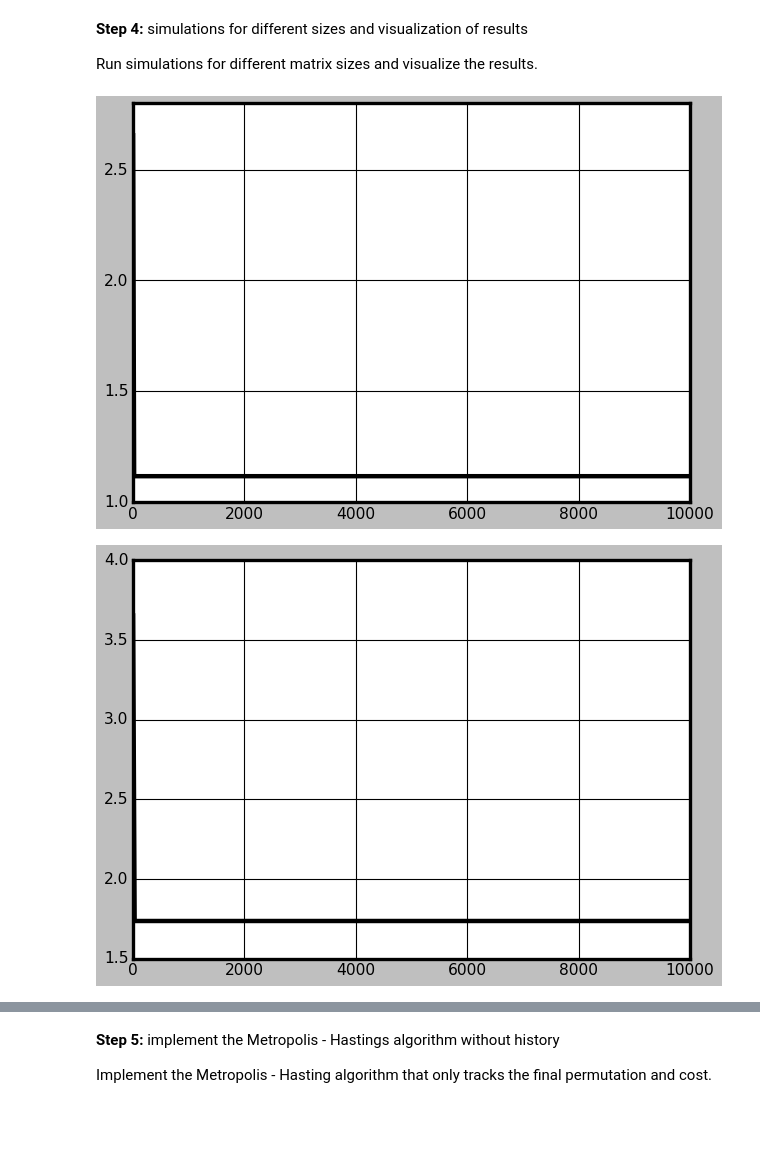
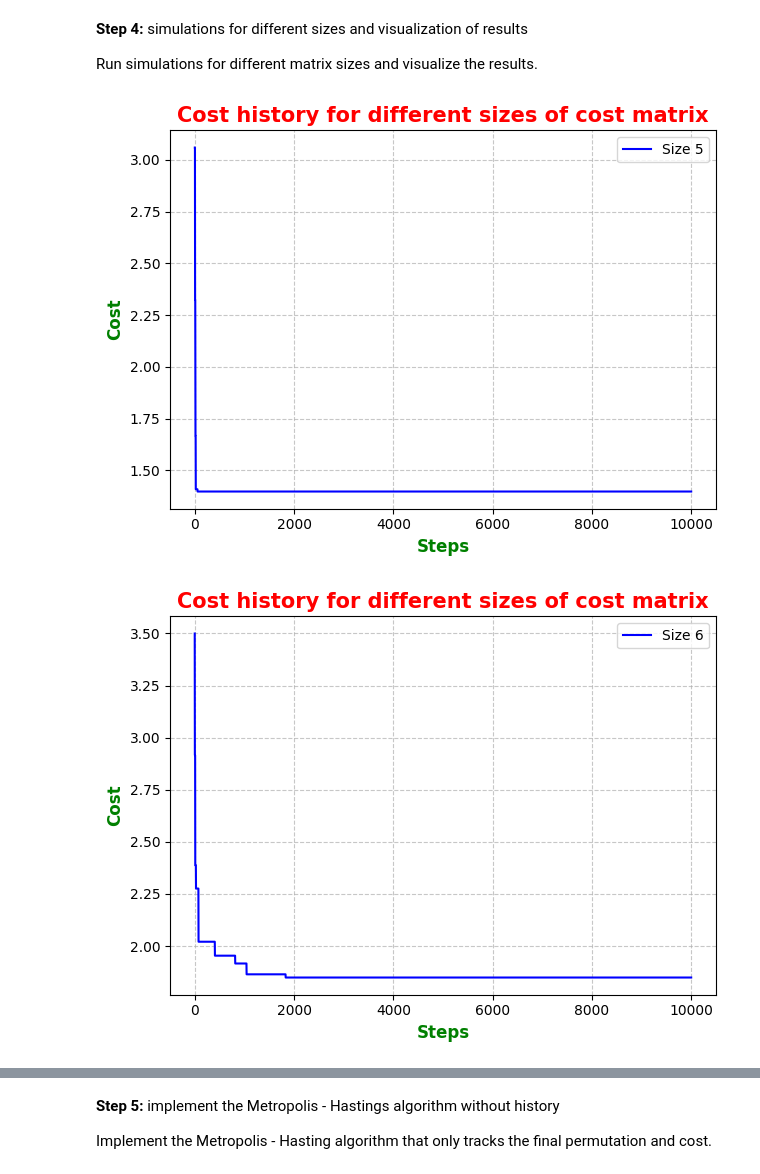
Before and after one commit to letizialanza01/Probability_for_DS_project, a Jupyter notebook: Probability_project.ipynb, the cells around one changed output, grey strips where cells are left out. Cells and saved outputs as stored; diff of their text form; code cells hidden in the pictures; blank space fills up the shorter version.

Commit message:
plot almost everything

```diff
--- a/Probability_project.ipynb
+++ b/Probability_project.ipynb
@@ -60,14 +61,20 @@ Run simulations for different matrix sizes and visualize the results.
 # %%
 sizes = range(5, 10) #iterate over different sizes of the cost matrix
 for n in sizes:
     steps = 10000 #number of steps for Metropolis - Hastings algorithm
     beta = 10000 #beta parameter for Metropolis - Hastings algorithm
     matrix = cost_matrix(n) #generate a cost matrix for size n
     initial_permutation = np.random.permutation(n) #generate a random initial permutation of indices from 0 to n - 1
     _, y = metropolis_hastings_with_history(matrix, beta, initial_permutation, steps) #execute the Metropolis - Hastings algorithm and obtain the cost history
 
-    plt.plot(range(steps), y)
+    plt.plot(range(steps), y, label = f'Size {n}', color = 'blue') #plot the cost history for the current size n
+    plt.title('Cost history for different sizes of cost matrix', fontweight = 'bold', color = 'red', fontsize = 15) #set the title of the plot
+    plt.xlabel('Steps', fontweight = 'bold', color = 'green', fontsize = 12) #label for the x - axis
+    plt.ylabel('Cost', fontweight = 'bold', color = 'green', fontsize = 12) #label for the y - axis
+    plt.grid(True, linestyle = '--', alpha = 0.7)
+    plt.legend() #display legend based on labels in plt.plot()
+    plt.tight_layout()
     plt.show()
 # %% [output]
-[figure, old version]
+[figure, new version]
-[figure, old version]
+[figure, new version]
```
Also changed, not shown: parts of 6 cells of this notebook.
